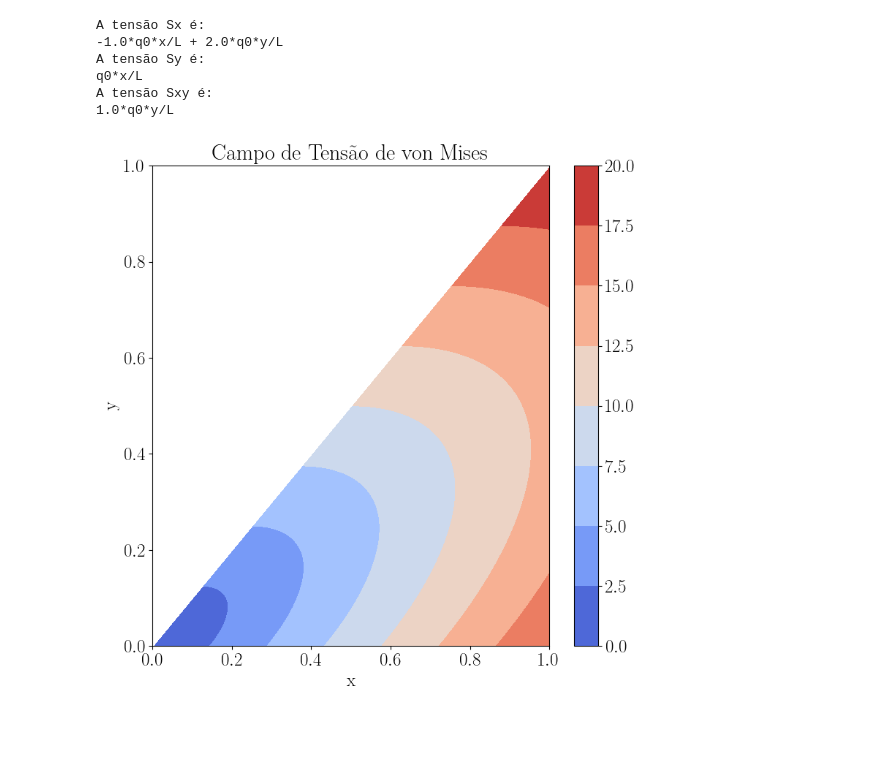
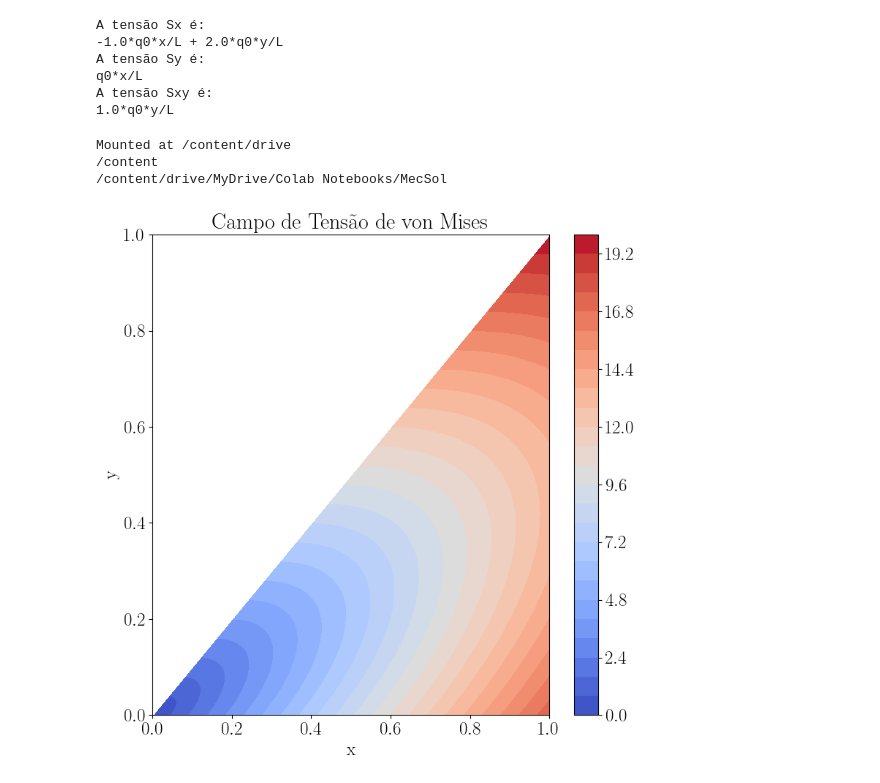
Before and after one commit to shm-unesp/MecSol, a Jupyter notebook: airy1.ipynb, the cells around one changed output. Drawn from its saved outputs; the diff is of its cells as text; code cells hidden in the pictures; blank space fills up the shorter version.

```diff
--- a/airy1.ipynb
+++ b/airy1.ipynb
@@ -259,21 +259,38 @@ for i in range(N):
             # Tensão de Von Mises
             S_vm[i, j] = np.sqrt(S1 ** 2 - S1 * S2 + S2 ** 2)
 # %%
+from google.colab import drive
+drive.mount('/content/drive')
+
 # Plot do campo de tensão de von Mises
 
 plt.figure(figsize=(8, 8))
-plt.contourf(xx, yy, S_vm, level = 30, cmap='coolwarm')
+plt.contourf(xx, yy, S_vm, levels = 30, cmap='coolwarm')
 plt.colorbar()
 plt.xlabel('x')
 plt.ylabel('y')
 plt.title('Campo de Tensão de von Mises')
 plt.tight_layout()
 
-# Salvar a figura em EPS
+# Caminho do diretório no Google Drive
+diretorio = '/content/drive/MyDrive/Colab Notebooks/MecSol'
+
+# Verificar o diretório atual
+print(os.getcwd())
+
+# Alterar para o diretório desejado
+os.chdir(diretorio)
+
+# Verificar o diretório atual novamente
+print(os.getcwd())
+
+# Salvar a figura no diretório desejado
 filename = 'tensoes.eps'
-filepath = os.path.join(os.getcwd(), filename)
+filepath = os.path.join(diretorio, filename)
 plt.savefig(filepath, format='eps')
-
 plt.show()
 # %% [output]
+Mounted at /content/drive
+/content
+/content/drive/MyDrive/Colab Notebooks/MecSol
-[figure, old version]
+[figure, new version]
```
Also changed, not shown: parts of 1 cell of this notebook.
